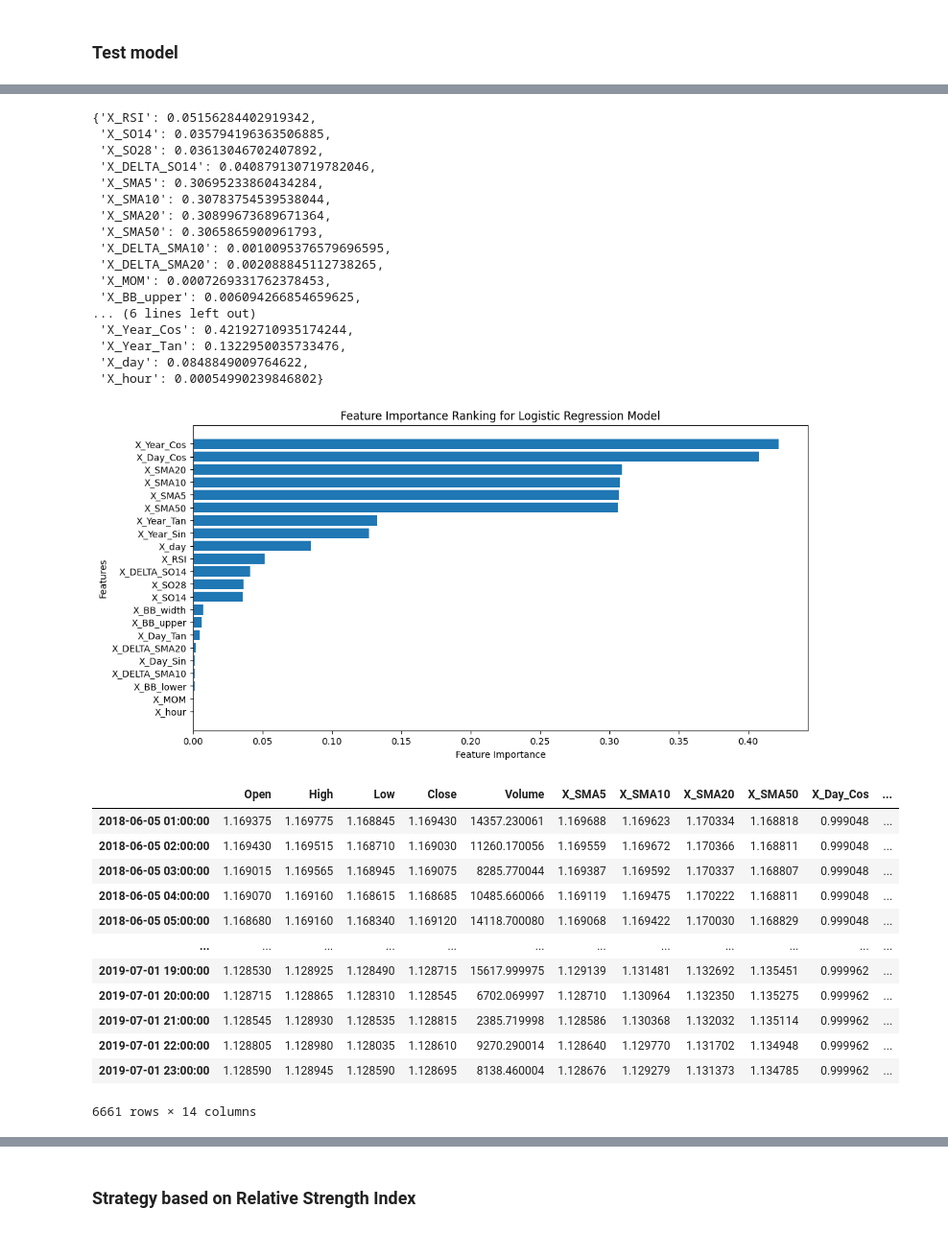
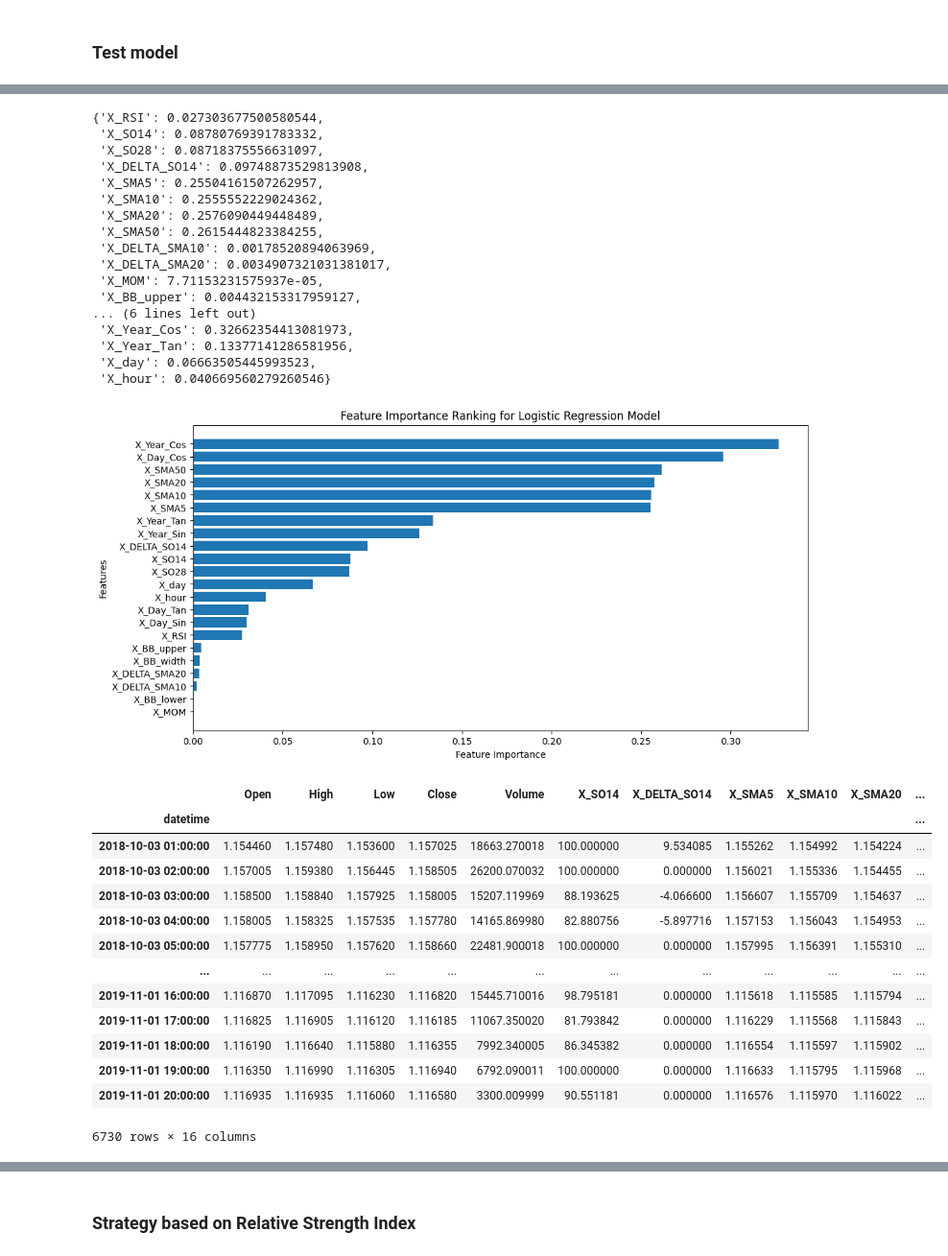
Before and after one commit to benricok/hackathonn23, a Jupyter notebook: testing/darren/model.ipynb, the cells around one changed output, grey strips where cells are left out. Shown: that part at 96% size. Cells and saved outputs as stored; diff of their text form; code cells hidden in the pictures.

```diff
--- a/testing/darren/model.ipynb
+++ b/testing/darren/model.ipynb
@@ -6,6 +6,8 @@
 import warnings
 
 warnings.filterwarnings("ignore", category=DeprecationWarning)
+# %%
+PERIOD = 12
 # %% [markdown]
 ### Process parquet
 # %%
@@ -13,8 +15,8 @@ import pandas as pd
 import pyarrow.parquet as pq
 
 DATA_PATH='/home/bkadmin/datasets/spatialedge-hackathon-H1/v1/'
-FROM_DATE='20180601'
-TO_DATE='20190701'
+FROM_DATE='20181001'
+TO_DATE='20191101'
 SYMBOL = 'EURUSD'
 TIMEFRAME = 'H1'
 
@@ -159,7 +161,7 @@ data.head()
 # %%
 # Lagging price indicator
 #data['X_LAG1'] = data.Close.shift(24)
-lf = LagFeatures(periods=2, variables = ["Close"])
+lf = LagFeatures(periods=PERIOD, variables = ["Close"])
 # %%
 data.index.value_counts()
 # %% [output]
@@ -220,7 +216,7 @@ def get_X(data):
     return data.filter(like='X').values
 
 def get_y(data):
-    y = data.Close.pct_change(48).shift(-48)
+    y = data.Close.pct_change(PERIOD).shift(-PERIOD)
     y[y.between(-.004,.004)] = 0
     y[y > 0] = 1
     y[y < 0] = -1
@@ -297,23 +293,23 @@ feature_ranking = np.argsort(feature_importance)[0][::-1]
 feature_importance_dict = {column_name: importance for column_name, importance in zip(column_names, feature_importance[0])}
 feature_importance_dict
 # %% [output]
-{'X_RSI': 0.05156284402919342,
- 'X_SO14': 0.035794196363506885,
- 'X_SO28': 0.03613046702407892,
- 'X_DELTA_SO14': 0.040879130719782046,
- 'X_SMA5': 0.30695233860434284,
- 'X_SMA10': 0.30783754539538044,
- 'X_SMA20': 0.30899673689671364,
- 'X_SMA50': 0.3065865900961793,
- 'X_DELTA_SMA10': 0.0010095376579696595,
- 'X_DELTA_SMA20': 0.002088845112738265,
- 'X_MOM': 0.0007269331762378453,
- 'X_BB_upper': 0.006094266854659625,
+{'X_RSI': 0.027303677500580544,
+ 'X_SO14': 0.08780769391783332,
+ 'X_SO28': 0.08718375556631097,
+ 'X_DELTA_SO14': 0.09748873529813908,
+ 'X_SMA5': 0.25504161507262957,
+ 'X_SMA10': 0.2555552229024362,
+ 'X_SMA20': 0.2576090449448489,
+ 'X_SMA50': 0.2615444823384255,
+ 'X_DELTA_SMA10': 0.00178520894063969,
+ 'X_DELTA_SMA20': 0.0034907321031381017,
+ 'X_MOM': 7.71153231575937e-05,
+ 'X_BB_upper': 0.004432153317959127,
 ... (6 lines left out)
- 'X_Year_Cos': 0.42192710935174244,
- 'X_Year_Tan': 0.1322950035733476,
- 'X_day': 0.0848849009764622,
- 'X_hour': 0.00054990239846802}
+ 'X_Year_Cos': 0.32662354413081973,
+ 'X_Year_Tan': 0.13377141286581956,
+ 'X_day': 0.06663505445993523,
+ 'X_hour': 0.040669560279260546}
 # %%
 import matplotlib.pyplot as plt
 
@@ -333,23 +329,24 @@ plt.title('Feature Importance Ranking for Logistic Regression Model')
 plt.gca().invert_yaxis()
 plt.show()
 # %% [output]
-[figure, old version]
+[figure, new version]
 # %%
-new_data = data.drop(sorted_feature_names[8:], axis='columns')
+new_data = data.drop(sorted_feature_names[10:], axis='columns')
 
 new_data
 # %% [output]
-|  | Open | High | Low | Close | Volume | X_SMA5 | X_SMA10 | X_SMA20 | X_SMA50 | X_Day_Cos | ... |
-| 2018-06-05 01:00:00 | 1.169375 | 1.169775 | 1.168845 | 1.169430 | 14357.230061 | 1.169688 | 1.169623 | 1.170334 | 1.168818 | 0.999048 | ... |
-| 2018-06-05 02:00:00 | 1.169430 | 1.169515 | 1.168710 | 1.169030 | 11260.170056 | 1.169559 | 1.169672 | 1.170366 | 1.168811 | 0.999048 | ... |
-| 2018-06-05 03:00:00 | 1.169015 | 1.169565 | 1.168945 | 1.169075 | 8285.770044 | 1.169387 | 1.169592 | 1.170337 | 1.168807 | 0.999048 | ... |
-| 2018-06-05 04:00:00 | 1.169070 | 1.169160 | 1.168615 | 1.168685 | 10485.660066 | 1.169119 | 1.169475 | 1.170222 | 1.168811 | 0.999048 | ... |
-| 2018-06-05 05:00:00 | 1.168680 | 1.169160 | 1.168340 | 1.169120 | 14118.700080 | 1.169068 | 1.169422 | 1.170030 | 1.168829 | 0.999048 | ... |
+|  | Open | High | Low | Close | Volume | X_SO14 | X_DELTA_SO14 | X_SMA5 | X_SMA10 | X_SMA20 | ... |
+| datetime |  |  |  |  |  |  |  |  |  |  | ... |
+| 2018-10-03 01:00:00 | 1.154460 | 1.157480 | 1.153600 | 1.157025 | 18663.270018 | 100.000000 | 9.534085 | 1.155262 | 1.154992 | 1.154224 | ... |
+| 2018-10-03 02:00:00 | 1.157005 | 1.159380 | 1.156445 | 1.158505 | 26200.070032 | 100.000000 | 0.000000 | 1.156021 | 1.155336 | 1.154455 | ... |
+| 2018-10-03 03:00:00 | 1.158500 | 1.158840 | 1.157925 | 1.158005 | 15207.119969 | 88.193625 | -4.066600 | 1.156607 | 1.155709 | 1.154637 | ... |
+| 2018-10-03 04:00:00 | 1.158005 | 1.158325 | 1.157535 | 1.157780 | 14165.869980 | 82.880756 | -5.897716 | 1.157153 | 1.156043 | 1.154953 | ... |
+| 2018-10-03 05:00:00 | 1.157775 | 1.158950 | 1.157620 | 1.158660 | 22481.900018 | 100.000000 | 0.000000 | 1.157995 | 1.156391 | 1.155310 | ... |
 | ... | ... | ... | ... | ... | ... | ... | ... | ... | ... | ... | ... |
-| 2019-07-01 19:00:00 | 1.128530 | 1.128925 | 1.128490 | 1.128715 | 15617.999975 | 1.129139 | 1.131481 | 1.132692 | 1.135451 | 0.999962 | ... |
-| 2019-07-01 20:00:00 | 1.128715 | 1.128865 | 1.128310 | 1.128545 | 6702.069997 | 1.128710 | 1.130964 | 1.132350 | 1.135275 | 0.999962 | ... |
-| 2019-07-01 21:00:00 | 1.128545 | 1.128930 | 1.128535 | 1.128815 | 2385.719998 | 1.128586 | 1.130368 | 1.132032 | 1.135114 | 0.999962 | ... |
-| 2019-07-01 22:00:00 | 1.128805 | 1.128980 | 1.128035 | 1.128610 | 9270.290014 | 1.128640 | 1.129770 | 1.131702 | 1.134948 | 0.999962 | ... |
-| 2019-07-01 23:00:00 | 1.128590 | 1.128945 | 1.128590 | 1.128695 | 8138.460004 | 1.128676 | 1.129279 | 1.131373 | 1.134785 | 0.999962 | ... |
+| 2019-11-01 16:00:00 | 1.116870 | 1.117095 | 1.116230 | 1.116820 | 15445.710016 | 98.795181 | 0.000000 | 1.115618 | 1.115585 | 1.115794 | ... |
+| 2019-11-01 17:00:00 | 1.116825 | 1.116905 | 1.116120 | 1.116185 | 11067.350020 | 81.793842 | 0.000000 | 1.116229 | 1.115568 | 1.115843 | ... |
+| 2019-11-01 18:00:00 | 1.116190 | 1.116640 | 1.115880 | 1.116355 | 7992.340005 | 86.345382 | 0.000000 | 1.116554 | 1.115597 | 1.115902 | ... |
+| 2019-11-01 19:00:00 | 1.116350 | 1.116990 | 1.116305 | 1.116940 | 6792.090011 | 100.000000 | 0.000000 | 1.116633 | 1.115795 | 1.115968 | ... |
+| 2019-11-01 20:00:00 | 1.116935 | 1.116935 | 1.116060 | 1.116580 | 3300.009999 | 90.551181 | 0.000000 | 1.116576 | 1.115970 | 1.116022 | ... |
-6661 rows × 14 columns
+6730 rows × 16 columns
 # %%
```
Also changed, not shown: parts of 18 cells of this notebook, 1 other file.
